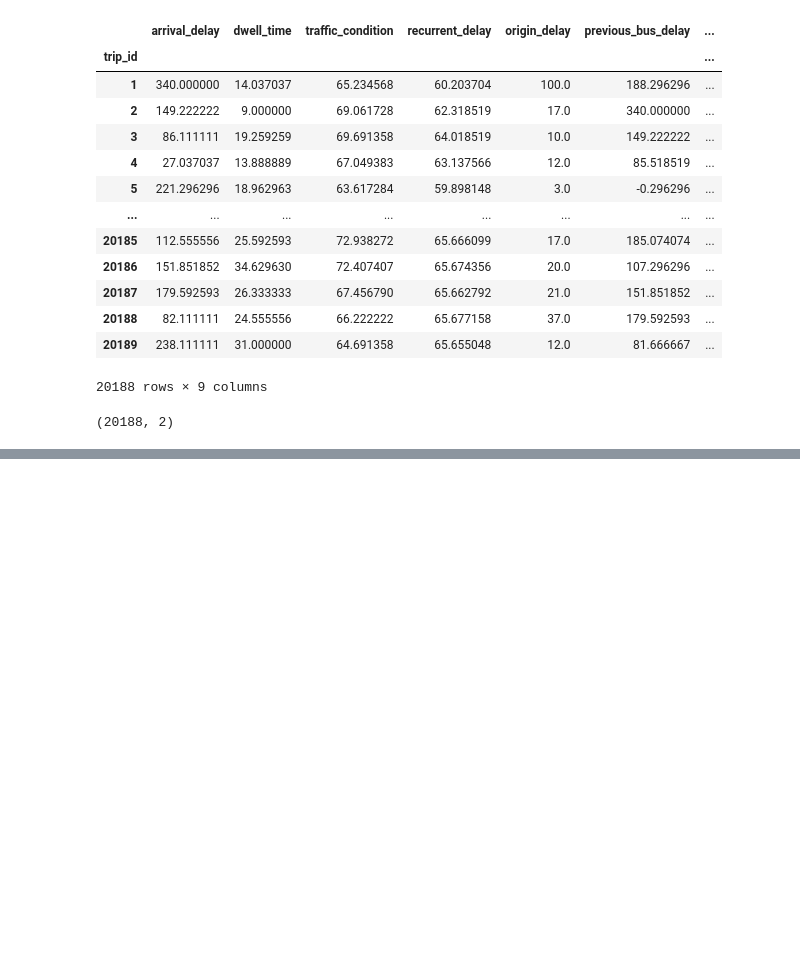
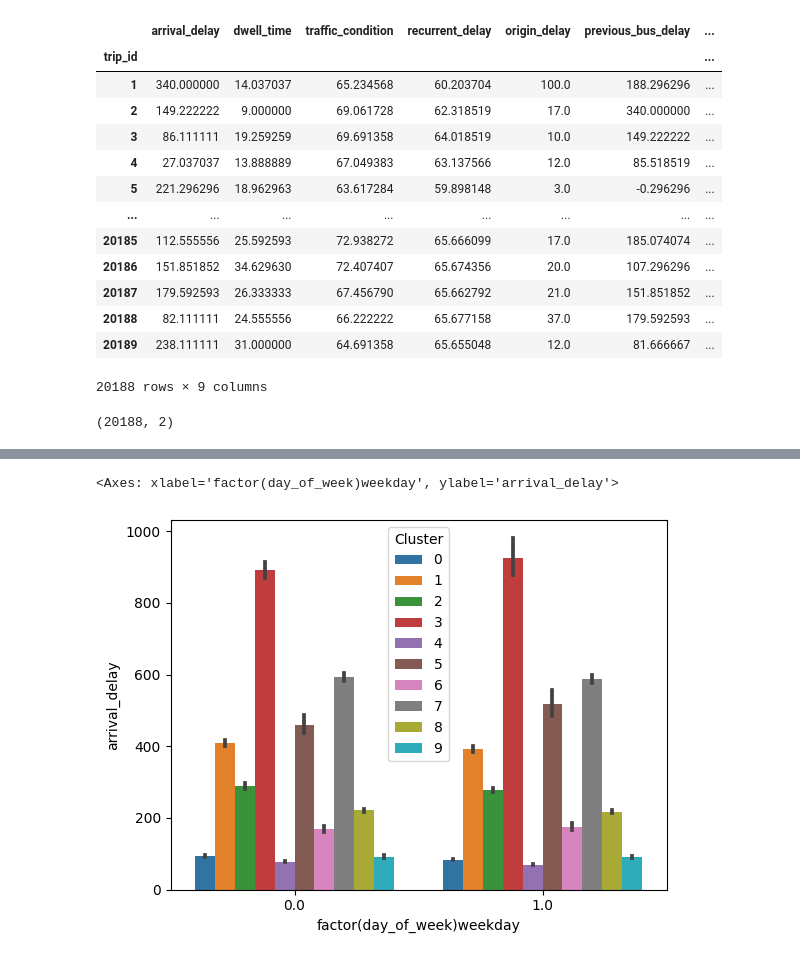
Before and after one commit to Fmazin/AI_Project, a Jupyter notebook: code/main_project_flow.ipynb, the cells around one changed output, grey strips where cells are left out. Cells and saved outputs as stored; diff of their text form; code cells hidden in the pictures; blank space fills up the shorter version.

```diff
--- a/code/main_project_flow.ipynb
+++ b/code/main_project_flow.ipynb
@@ -176,0 +212,2 @@ AttributeError: 'NoneType' object has no attribute 'split'
+# %%
+df_test['Cluster'] = cluster_labels
@@ -176,0 +231,4 @@ AttributeError: 'NoneType' object has no attribute 'split'
+# %%
+import random
+get_colors = lambda n: ["#%06x" % random.randint(0, 0xFFFFFF) for _ in range(n)]
+color_ramp = get_colors(10)
@@ -176,0 +248,5 @@ AttributeError: 'NoneType' object has no attribute 'split'
+# %%
+def assign_color(row):
+    return color_ramp[row]
+# %%
+df_test['color'] = df_test['Cluster'].map(assign_color)
@@ -176,0 +271,5 @@ AttributeError: 'NoneType' object has no attribute 'split'
+# %%
+sns.barplot(data=df_test ,x='factor(day_of_week)weekday', y='arrival_delay', hue='Cluster')
+# %% [output]
+<Axes: xlabel='factor(day_of_week)weekday', ylabel='arrival_delay'>
+[figure, added]
```
Also changed, not shown: parts of 22 cells of this notebook.
